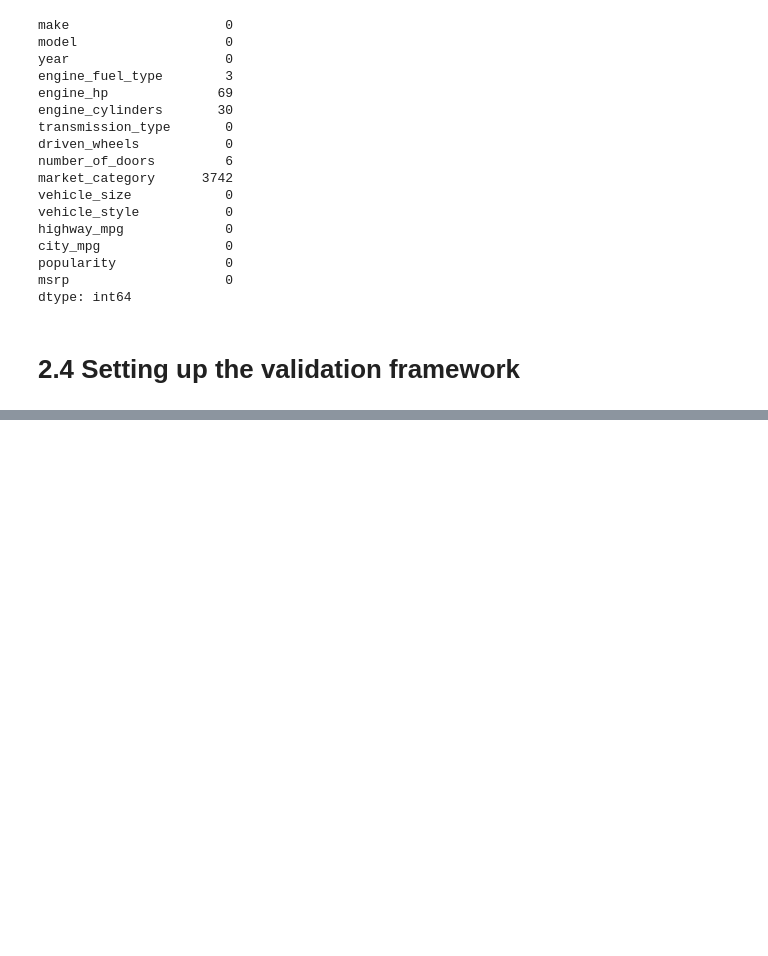
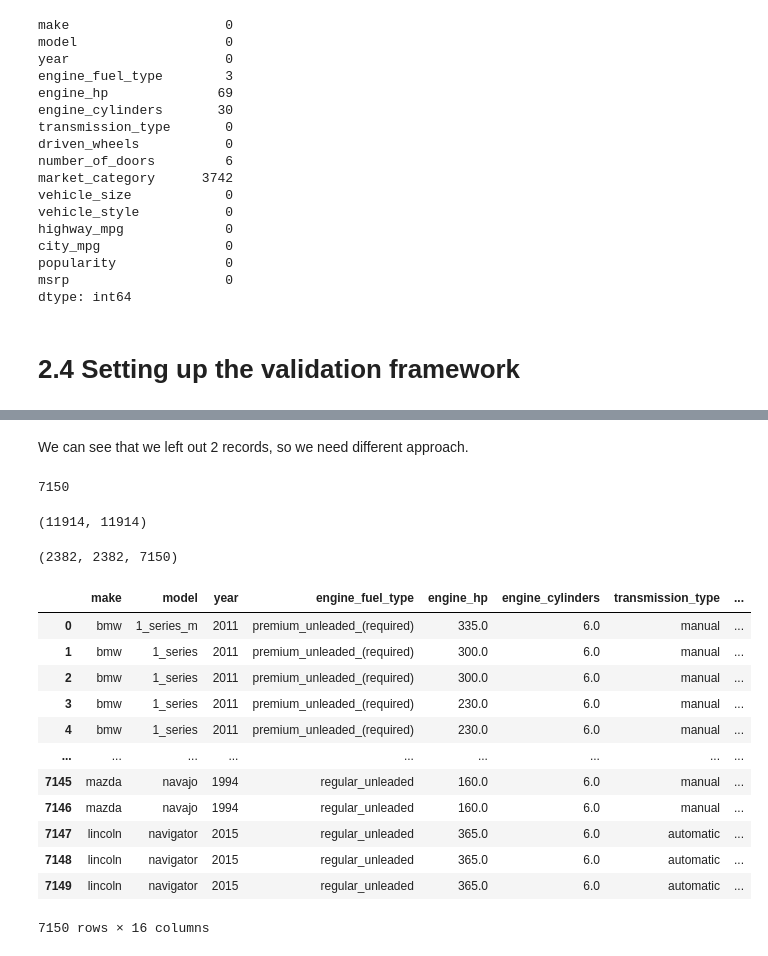
Before and after one commit to jbjezanc/machine-learning, a Jupyter notebook: 02-predicting-car-prices/02-price-prediction.ipynb, the cells around one changed output, grey strips where cells are left out. Cells and saved outputs as stored; diff of their text form; code cells hidden in the pictures; blank space fills up the shorter version.

Commit message:
Splitting data into three subsets - training, validation and test subsets. Isolate target column from all three subsets into three separate variables, normalize the values with log1p transformation.

```diff
--- a/02-predicting-car-prices/02-price-prediction.ipynb
+++ b/02-predicting-car-prices/02-price-prediction.ipynb
@@ -298,0 +306,5 @@ dtype: int64
+# %%
+n = len(df)
+n_val = int(n * .2)
+n_test = int(n * .2)
+n_train = int(n * .6)
@@ -298,0 +315,35 @@ dtype: int64
+# %% [markdown]
+We can see that we left out 2 records, so we need different approach.
+# %%
+n_train = n - n_val - n_test
+n_train
+# %% [output]
+7150
+# %%
+n, n_val + n_test + n_train
+# %% [output]
+(11914, 11914)
+# %%
+n_val, n_test, n_train
+# %% [output]
+(2382, 2382, 7150)
+# %%
+df_train = df.iloc[:n_train]
+df_val = df.iloc[n_train:n_train+n_val]
+df_test = df.iloc[n_train+n_val:]
+# %%
+df_train
+# %% [output]
+|  | make | model | year | engine_fuel_type | engine_hp | engine_cylinders | transmission_type | ... |
+| 0 | bmw | 1_series_m | 2011 | premium_unleaded_(required) | 335.0 | 6.0 | manual | ... |
+| 1 | bmw | 1_series | 2011 | premium_unleaded_(required) | 300.0 | 6.0 | manual | ... |
+| 2 | bmw | 1_series | 2011 | premium_unleaded_(required) | 300.0 | 6.0 | manual | ... |
+| 3 | bmw | 1_series | 2011 | premium_unleaded_(required) | 230.0 | 6.0 | manual | ... |
+| 4 | bmw | 1_series | 2011 | premium_unleaded_(required) | 230.0 | 6.0 | manual | ... |
+| ... | ... | ... | ... | ... | ... | ... | ... | ... |
+| 7145 | mazda | navajo | 1994 | regular_unleaded | 160.0 | 6.0 | manual | ... |
+| 7146 | mazda | navajo | 1994 | regular_unleaded | 160.0 | 6.0 | manual | ... |
+| 7147 | lincoln | navigator | 2015 | regular_unleaded | 365.0 | 6.0 | automatic | ... |
+| 7148 | lincoln | navigator | 2015 | regular_unleaded | 365.0 | 6.0 | automatic | ... |
+| 7149 | lincoln | navigator | 2015 | regular_unleaded | 365.0 | 6.0 | automatic | ... |
+7150 rows × 16 columns
```
Also changed, not shown: parts of 32 cells of this notebook.
